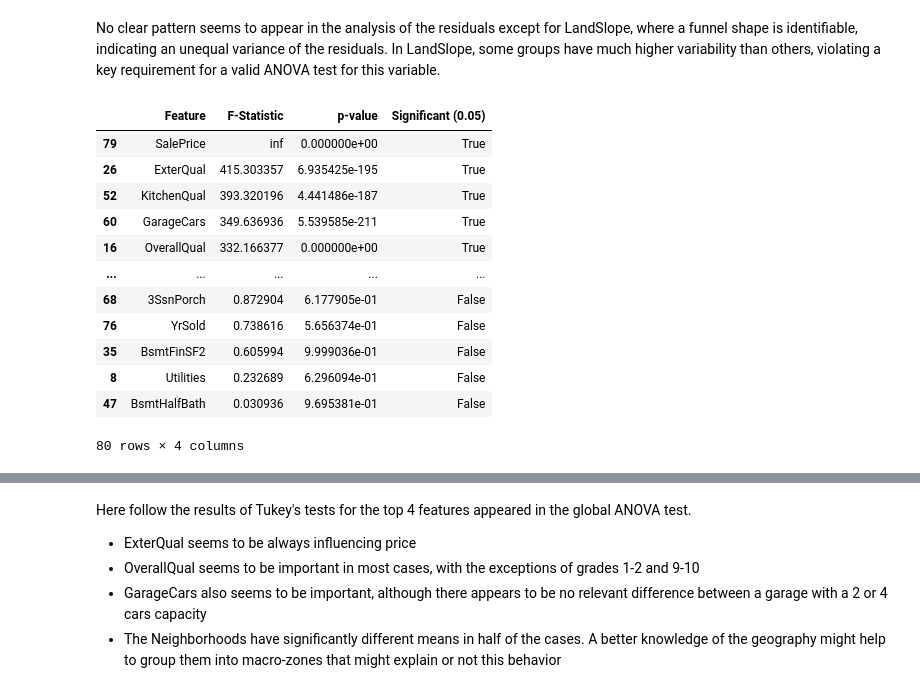
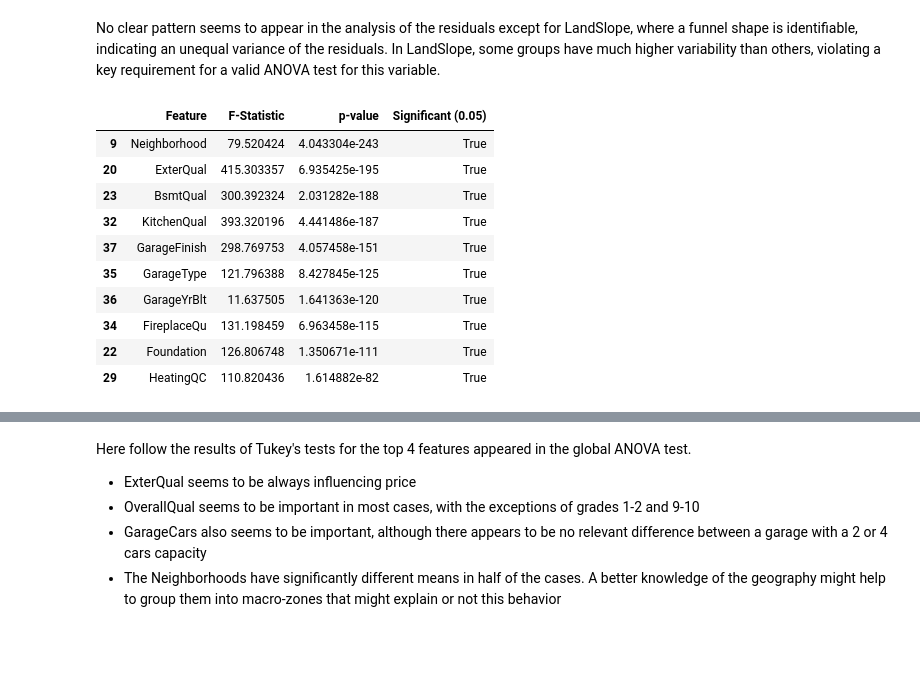
Before and after one commit to cpalescan/cstat, a Jupyter notebook: project_MAIN.ipynb, the cells around one changed output, grey strips where cells are left out. Drawn from its saved outputs; the diff is of its cells as text; code cells hidden in the pictures; blank space fills up the shorter version.

Commit message:
added a couple of cells of code in ANOVA tests

```diff
--- a/project_MAIN.ipynb
+++ b/project_MAIN.ipynb
@@ -551,7 +551,7 @@ df_anova = train[features + ["SalePrice_log"]].copy()
 results = []
 for col in features:
     groups = [group["SalePrice_log"].values for name, group in df_anova.groupby(col)]
-    f_stat, p_val = stats.f_oneway(*groups)
+    f_stat, p_val = stats.f_oneway(*groups, equal_var=False)
     results.append({
         "Feature": col,
         "F-Statistic": f_stat,
@@ -602,36 +605,30 @@ for feature in features:
 No clear pattern seems to appear in the analysis of the residuals except for LandSlope, where a funnel shape is identifiable, indicating an unequal variance of the residuals. In LandSlope, some groups have much higher variability than others, violating a key requirement for a valid ANOVA test for this variable.
 # %%
 # Out of curiosity we decide to check the results for all the columns
-all_features = train.columns.tolist()
-all_features.remove("SalePrice_log")
-all_features.remove("Id")
-
-df_anova_total = train.copy()
+all_features = train.select_dtypes(include=["object", "str"]).columns.tolist()
 
 results = []
 for col in all_features:
-    groups = [group["SalePrice_log"].values for name, group in df_anova_total.groupby(col)]
+    groups = [group["SalePrice_log"].values for name, group in train.groupby(col)]
     f_stat, p_val = stats.f_oneway(*groups)
     results.append({
         "Feature": col,
         "F-Statistic": f_stat,
         "p-value": p_val,
         "Significant (0.05)": p_val < 0.05
     })
 
-anova_t = pd.DataFrame(results).sort_values(by="F-Statistic", ascending=False)
-anova_t
+anova_t = pd.DataFrame(results).sort_values(by="p-value", ascending=True)
+anova_t.head(10)
 # %% [output]
 |  | Feature | F-Statistic | p-value | Significant (0.05) |
-| 79 | SalePrice | inf | 0.000000e+00 | True |
-| 26 | ExterQual | 415.303357 | 6.935425e-195 | True |
-| 52 | KitchenQual | 393.320196 | 4.441486e-187 | True |
-| 60 | GarageCars | 349.636936 | 5.539585e-211 | True |
-| 16 | OverallQual | 332.166377 | 0.000000e+00 | True |
-| ... | ... | ... | ... | ... |
-| 68 | 3SsnPorch | 0.872904 | 6.177905e-01 | False |
-| 76 | YrSold | 0.738616 | 5.656374e-01 | False |
-| 35 | BsmtFinSF2 | 0.605994 | 9.999036e-01 | False |
-| 8 | Utilities | 0.232689 | 6.296094e-01 | False |
-| 47 | BsmtHalfBath | 0.030936 | 9.695381e-01 | False |
+| 9 | Neighborhood | 79.520424 | 4.043304e-243 | True |
+| 20 | ExterQual | 415.303357 | 6.935425e-195 | True |
+| 23 | BsmtQual | 300.392324 | 2.031282e-188 | True |
+| 32 | KitchenQual | 393.320196 | 4.441486e-187 | True |
+| 37 | GarageFinish | 298.769753 | 4.057458e-151 | True |
+| 35 | GarageType | 121.796388 | 8.427845e-125 | True |
+| 36 | GarageYrBlt | 11.637505 | 1.641363e-120 | True |
+| 34 | FireplaceQu | 131.198459 | 6.963458e-115 | True |
+| 22 | Foundation | 126.806748 | 1.350671e-111 | True |
+| 29 | HeatingQC | 110.820436 | 1.614882e-82 | True |
-80 rows × 4 columns
```
Also changed, not shown: parts of 13 cells of this notebook, 4 other files.
